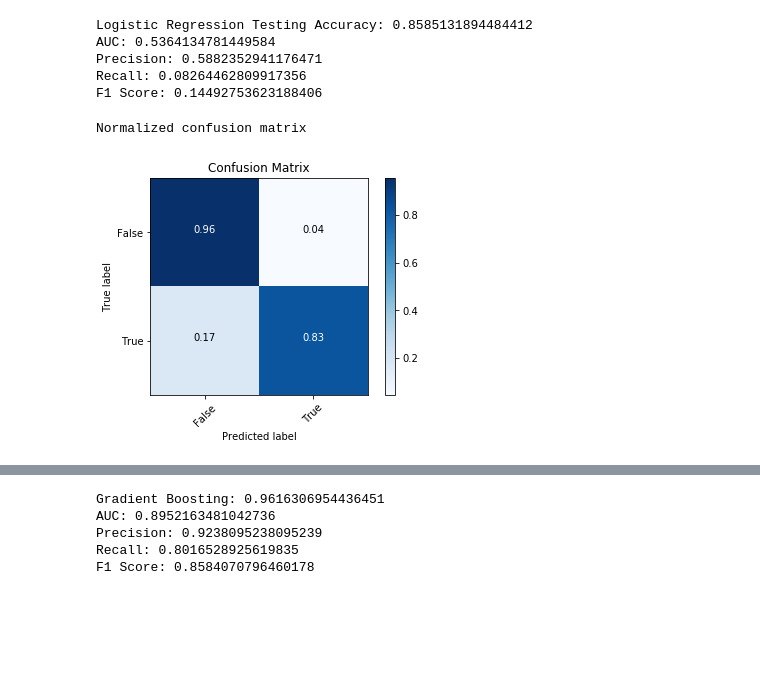
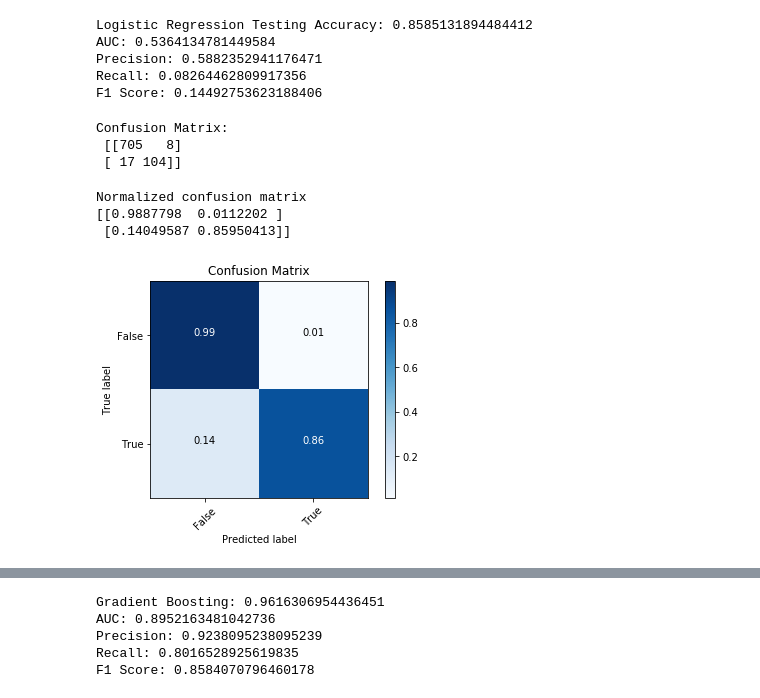
Before and after one commit to lambertmk/Module-3-V2.1, a Jupyter notebook: workbook.ipynb, the cells around one changed output, grey strips where cells are left out. Saved outputs shown, nothing was run; the diff lists cells and outputs as text; code cells hidden in the pictures; blank space fills up the shorter version.

```diff
--- a/workbook.ipynb
+++ b/workbook.ipynb
@@ -390,15 +372,18 @@ def plot_confusion_matrix(cm, classes,
                           title='Confusion matrix',
                           cmap=plt.cm.Blues):
 
-    # Check if normalize is set to True
-    # If so, normalize the raw confusion matrix before visualizing
+
+    """This function takes in a confusion matrix (cm) and normalizes the values if normalize is set to True.
+    If so, normalize the raw confusion matrix before visualizing.
+    If false, raw confusion matrix is visualized."""
+
     if normalize:
         cm = cm.astype('float') / cm.sum(axis=1)[:, np.newaxis]
         print("Normalized confusion matrix")
     else:
         print('Confusion matrix, without normalization')
 
-    #print(cm)
+    print(cm)
 
     plt.imshow(cm, cmap=cmap)
 
@@ -408,9 +393,10 @@ def plot_confusion_matrix(cm, classes,
     plt.xlabel('Predicted label')
 
     # Add appropriate axis scales
+    class_names = set(y) # Get class labels to add to matrix
     tick_marks = np.arange(len(classes))
-    plt.xticks(tick_marks, classes, rotation=45)
-    plt.yticks(tick_marks, classes)
+    plt.xticks(tick_marks, class_names, rotation=45)
+    plt.yticks(tick_marks, class_names)
 
     # Text formatting
     fmt = '.2f' if normalize else 'd'
@@ -425,9 +411,19 @@ def plot_confusion_matrix(cm, classes,
     # Add a legend
     plt.colorbar()
     plt.show()
+# %%
+cnf_matrix = confusion_matrix(y_test, preds)
+print('Confusion Matrix:\n', cnf_matrix)
+# %% [output]
+Confusion Matrix:
+ [[705   8]
+ [ 17 104]]
 # %%
-plot_confusion_matrix(cnf_matrix, classes=class_names, normalize=True,
+# Plot a normalized confusion matrix
+plot_confusion_matrix(cnf_matrix, classes = ['True', 'False'], normalize=True,
                       title='Normalized confusion matrix')
 # %% [output]
 Normalized confusion matrix
+[[0.9887798  0.0112202 ]
+ [0.14049587 0.85950413]]
-[figure, old version]
+[figure, new version]
```
Also changed, not shown: parts of 31 cells of this notebook.
